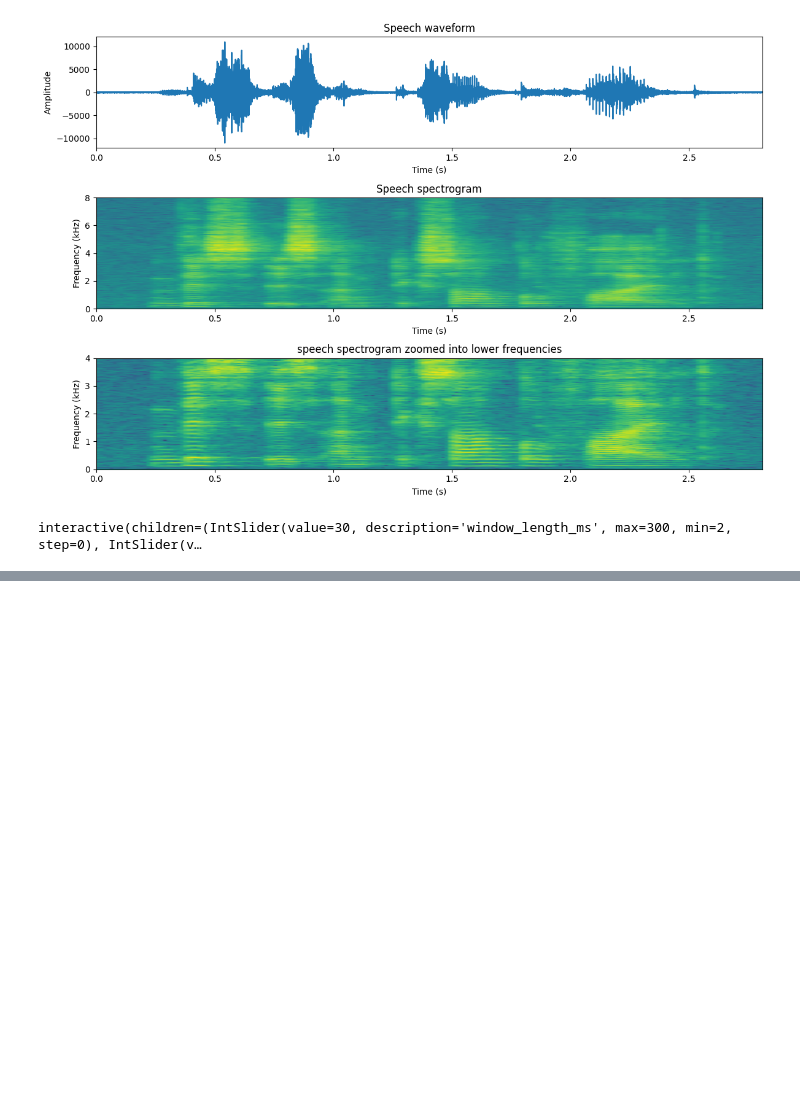
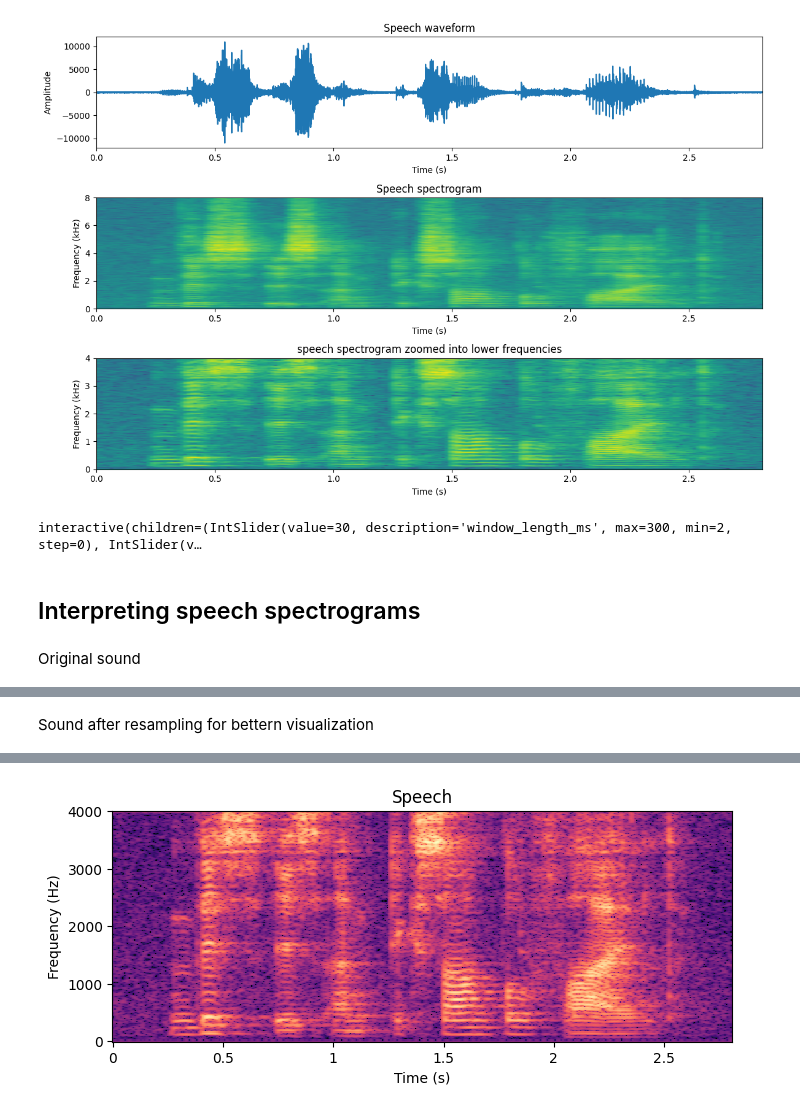
Before and after one commit to HeigatVu/practice-speech-processing, a Jupyter notebook: speech-representations/spectrogram-stft.ipynb, the cells around one changed output, grey strips where cells are left out. Drawn from its saved outputs; the diff is of its cells as text; code cells hidden in the pictures; blank space fills up the shorter version.

Commit message:
finish spectrogram

```diff
--- a/speech-representations/spectrogram-stft.ipynb
+++ b/speech-representations/spectrogram-stft.ipynb
@@ -262,7 +262,11 @@ output_spectrogram.layout.height = '350px'
 interactive_plot_spectrogram
 # %% [output]
 interactive(children=(IntSlider(value=30, description='window_length_ms', max=300, min=2, step=0), IntSlider(v…
+# %% [markdown]
+## Interpreting speech spectrograms
 # %%
+# Speech decomposition code
+
 speechfile = "sounds/temp.wav"
 window_length_ms = 50
 window_hop_ms = 3
@@ -274,14 +278,52 @@ def dB2pow(x):
     return 10.**(x/10.)
 
 speech, fs = librosa.load(speechfile)
+# Show original sound
+ipd.display(ipd.HTML("Original sound"))
+ipd.display(ipd.Audio(speech, rate=fs))
 
 # Resample to 8kHz for better visualization
 target_fs = 8000
 speech = scipy.signal.resample(speech, len(speech)*target_fs//fs)
 fs = target_fs
+# Show sound after resampling for better visualization
+ipd.display(ipd.HTML("Sound after resampling for bettern visualization"))
+ipd.display(ipd.Audio(speech, rate=fs))
+
 
 window_length = window_length_ms*fs//1000
 spectrum_length = (window_length+2)//2
 window_hop = window_hop_ms*fs//1000
 
-# filterbank, reconstruct = helper_functions.linearfilterbank(spectrum_length, fs/2, bandwidth_Hz=300)
+filterbank, reconstruct = helper_functions.linearfilterbank(spectrum_length, fs/2, bandwidth_Hz=300)
+
+speech = librosa.stft(speech, n_fft=window_length, hop_length=window_hop)
+
+frame_cnt = speech.shape[1]
+timebank, timereconstruct = helper_functions.linearfilterbank(frame_cnt, frame_cnt*window_hop_ms, bandwidth_Hz=120)
+
+# Envelope
+speechEnvelope = np.dot(reconstruct.T, np.dot(filterbank.T, np.abs(speech)**2))**0.5
+fineFrequencyStructure = speech/speechEnvelope
+speechEnvelopeTime = np.dot(timereconstruct.T, np.dot(timebank.T, np.abs(speechEnvelope.T)**2)).T**0.5
+fineTimeEnvelope = speechEnvelope/speechEnvelopeTime
+noise = np.random.randn(speechEnvelope.shape[0], speechEnvelope.shape[1])
+speechFrequencyEnvelope = speechEnvelope*noise
+speechFineTime = fineTimeEnvelope*noise
+speechSmoothTime = speechEnvelopeTime*noise
+
+speech_frequency_envelope = librosa.istft(speechFrequencyEnvelope, n_fft=window_length, hop_length=window_hop)
+speech_fine_frequency = librosa.istft(fineFrequencyStructure, n_fft=window_length, hop_length=window_hop)
+speech_smooth_time = librosa.istft(speechSmoothTime, n_fft=window_length, hop_length=window_hop)
+speech_fine_time = librosa.istft(speechFineTime, n_fft=window_length, hop_length=window_hop)
+
+# Plot spectrogram
+fig, ax = plt.subplots(nrows=1, ncols=1, sharex=True, figsize=(8, 3))
+D = librosa.amplitude_to_db(np.abs(speech), ref=np.max)
+img = librosa.display.specshow(D, y_axis="linear", x_axis="time", sr=fs, hop_length=window_hop)
+plt.title("Speech")
+plt.xlabel("Time (s)")
+plt.ylabel("Frequency (Hz)")
+plt.show()
+# %% [output]
+Original sound
@@ -287,0 +331 @@ window_hop = window_hop_ms*fs//1000
+Sound after resampling for bettern visualization
@@ -287,0 +333 @@ window_hop = window_hop_ms*fs//1000
+[figure, added]
```
Also changed, not shown: parts of 10 cells of this notebook, 3 other files.
